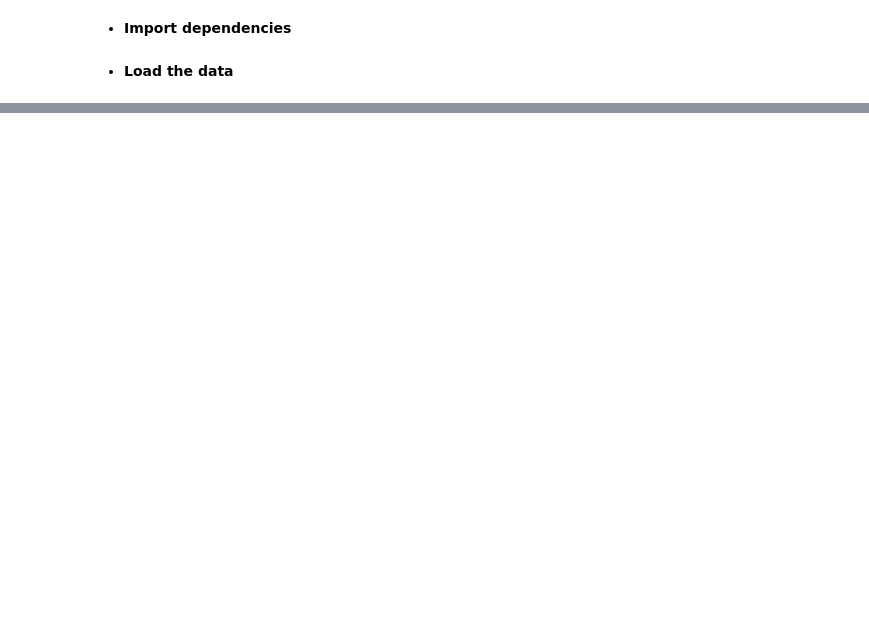
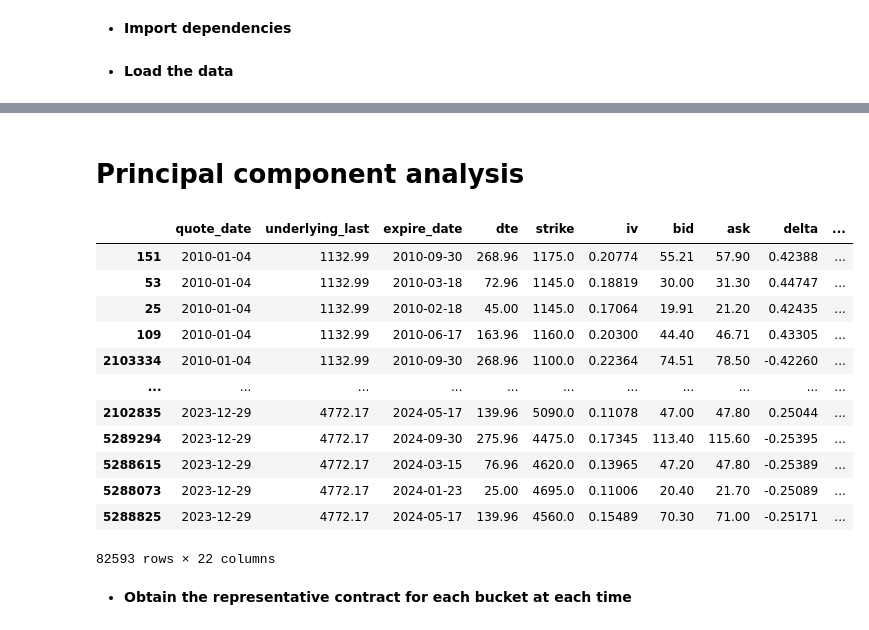
Before and after one commit to euanbronsky8/Thesis, a Jupyter notebook: 2. Prelim. Analysis.ipynb, the cells around one changed output, grey strips where cells are left out. Saved outputs shown, nothing was run; the diff lists cells and outputs as text; code cells hidden in the pictures; blank space fills up the shorter version.

```diff
--- a/2. Prelim. Analysis.ipynb
+++ b/2. Prelim. Analysis.ipynb
@@ -160,0 +119,32 @@ plt.show()
+# %% [markdown]
+# **Principal component analysis**
+# %%
+data = data[data['moneyness_group'] != 'outside_range']
+data = data[data['iv_fun'] <= 0.7]
+
+sigma_delta = data['delta_fun'].std()
+sigma_t = data['dte'].std()
+
+# Compute distance
+data['distance'] = ((data['delta_fun'] - data['delta_star'])**2 / sigma_delta**2 + (data['dte'] - data['t_star'])**2 / sigma_t**2)
+
+# Locate the index of the groups that minimizes that respective groups distance
+df_selected = data.loc[data.groupby(['quote_date','moneyness_group', 'maturity_group'])['distance'].idxmin()]
+# %%
+data
+# %% [output]
+|  | quote_date | underlying_last | expire_date | dte | strike | iv | bid | ask | delta | ... |
+| 151 | 2010-01-04 | 1132.99 | 2010-09-30 | 268.96 | 1175.0 | 0.20774 | 55.21 | 57.90 | 0.42388 | ... |
+| 53 | 2010-01-04 | 1132.99 | 2010-03-18 | 72.96 | 1145.0 | 0.18819 | 30.00 | 31.30 | 0.44747 | ... |
+| 25 | 2010-01-04 | 1132.99 | 2010-02-18 | 45.00 | 1145.0 | 0.17064 | 19.91 | 21.20 | 0.42435 | ... |
+| 109 | 2010-01-04 | 1132.99 | 2010-06-17 | 163.96 | 1160.0 | 0.20300 | 44.40 | 46.71 | 0.43305 | ... |
+| 2103334 | 2010-01-04 | 1132.99 | 2010-09-30 | 268.96 | 1100.0 | 0.22364 | 74.51 | 78.50 | -0.42260 | ... |
+| ... | ... | ... | ... | ... | ... | ... | ... | ... | ... | ... |
+| 2102835 | 2023-12-29 | 4772.17 | 2024-05-17 | 139.96 | 5090.0 | 0.11078 | 47.00 | 47.80 | 0.25044 | ... |
+| 5289294 | 2023-12-29 | 4772.17 | 2024-09-30 | 275.96 | 4475.0 | 0.17345 | 113.40 | 115.60 | -0.25395 | ... |
+| 5288615 | 2023-12-29 | 4772.17 | 2024-03-15 | 76.96 | 4620.0 | 0.13965 | 47.20 | 47.80 | -0.25389 | ... |
+| 5288073 | 2023-12-29 | 4772.17 | 2024-01-23 | 25.00 | 4695.0 | 0.11006 | 20.40 | 21.70 | -0.25089 | ... |
+| 5288825 | 2023-12-29 | 4772.17 | 2024-05-17 | 139.96 | 4560.0 | 0.15489 | 70.30 | 71.00 | -0.25171 | ... |
+82593 rows × 22 columns
+# %% [markdown]
+- **Obtain the representative contract for each bucket at each time**
```
Also changed, not shown: parts of 19 cells of this notebook.
